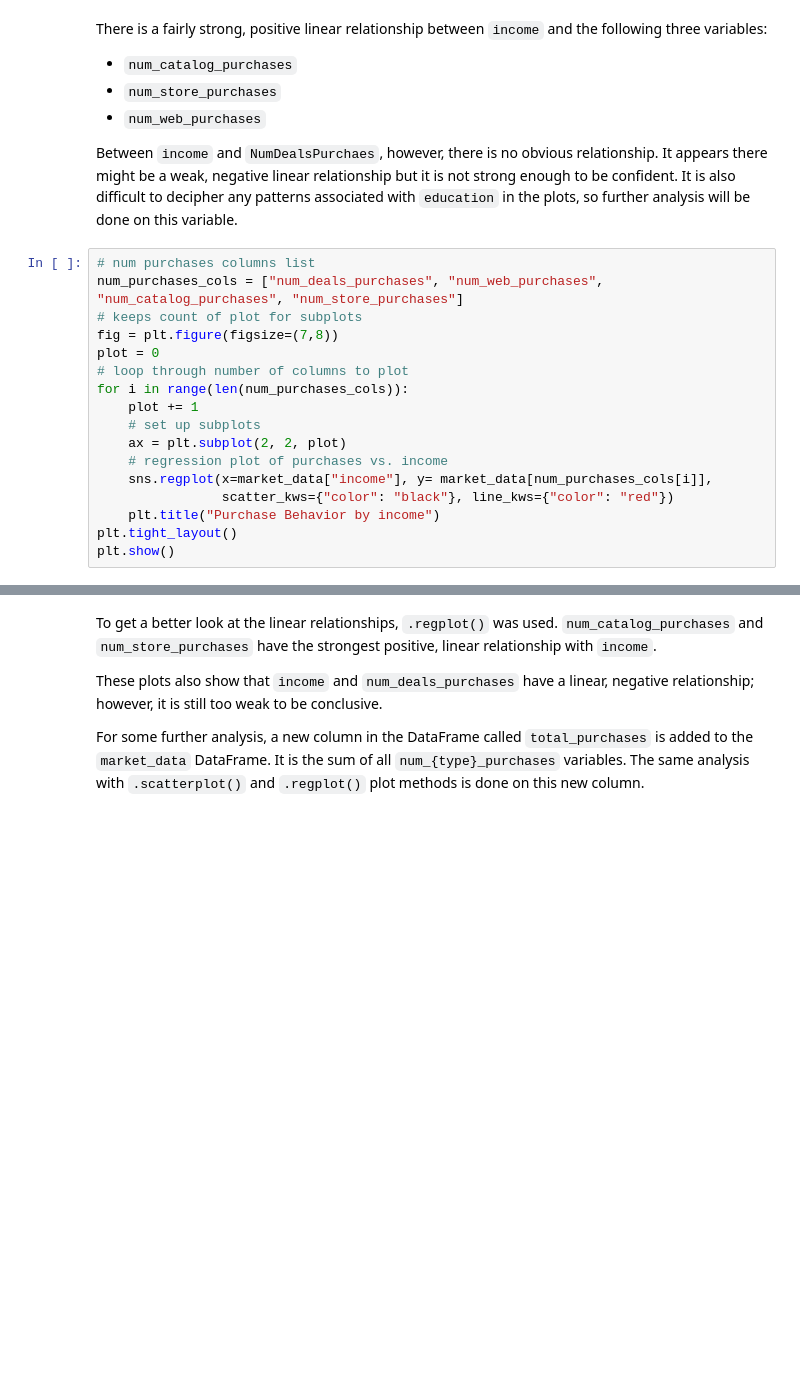
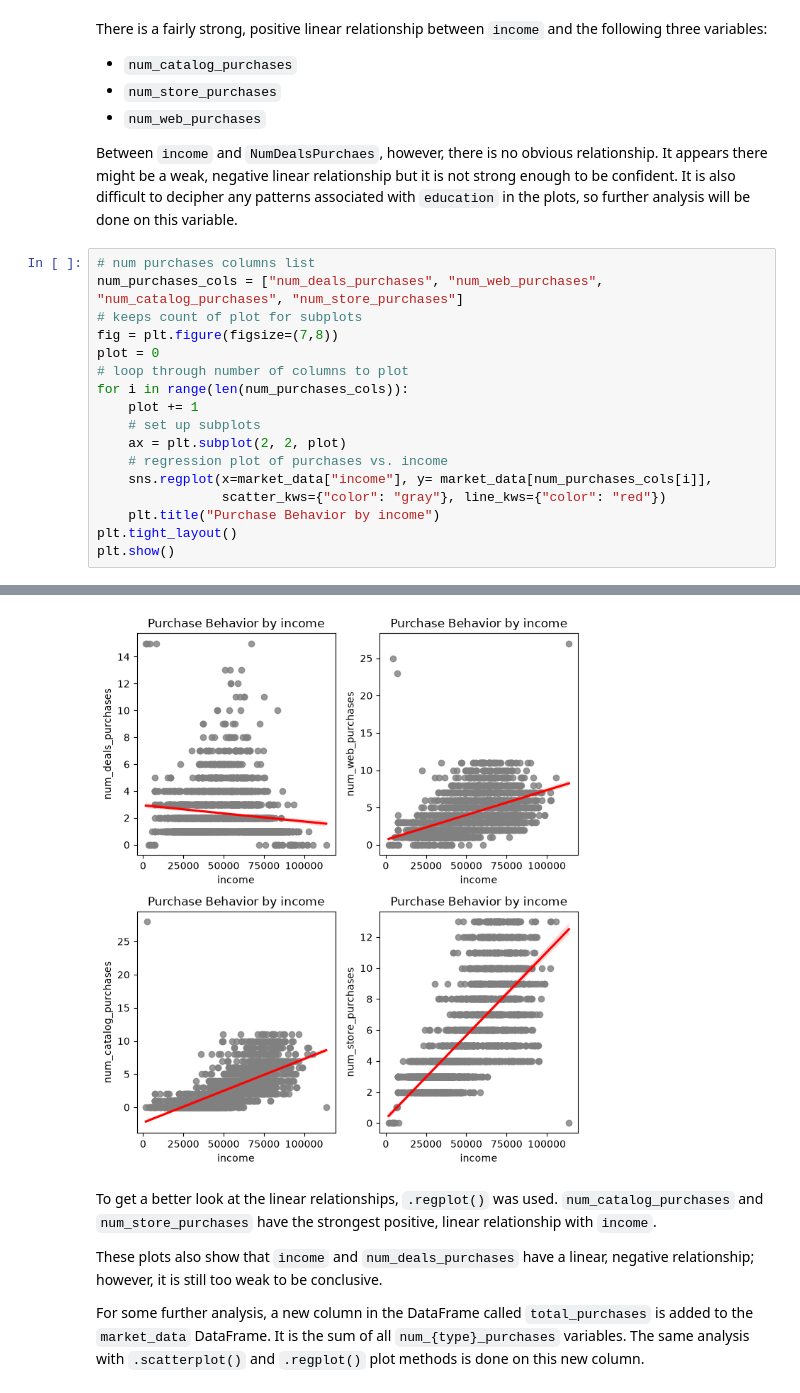
Before and after one commit to e-elikem/market-analysis, a Jupyter notebook: market-analysis.ipynb, the cells around one changed output, grey strips where cells are left out. Drawn from its saved outputs; the diff is of its cells as text; blank space fills up the shorter version.

```diff
--- a/market-analysis.ipynb
+++ b/market-analysis.ipynb
@@ -392,7 +389,7 @@ for i in range(len(num_purchases_cols)):
     ax = plt.subplot(2, 2, plot)
     # regression plot of purchases vs. income
     sns.regplot(x=market_data["income"], y= market_data[num_purchases_cols[i]],
-                scatter_kws={"color": "black"}, line_kws={"color": "red"})
+                scatter_kws={"color": "gray"}, line_kws={"color": "red"})
     plt.title("Purchase Behavior by income")
 plt.tight_layout()
 plt.show()
@@ -402,3 +397,4 @@ plt.show()
+[figure, added]
 # %% [markdown]
 To get a better look at the linear relationships, `.regplot()` was used. `num_catalog_purchases` and `num_store_purchases` have the strongest positive, linear relationship with `income`.
 
```
Also changed, not shown: parts of 17 cells of this notebook.
